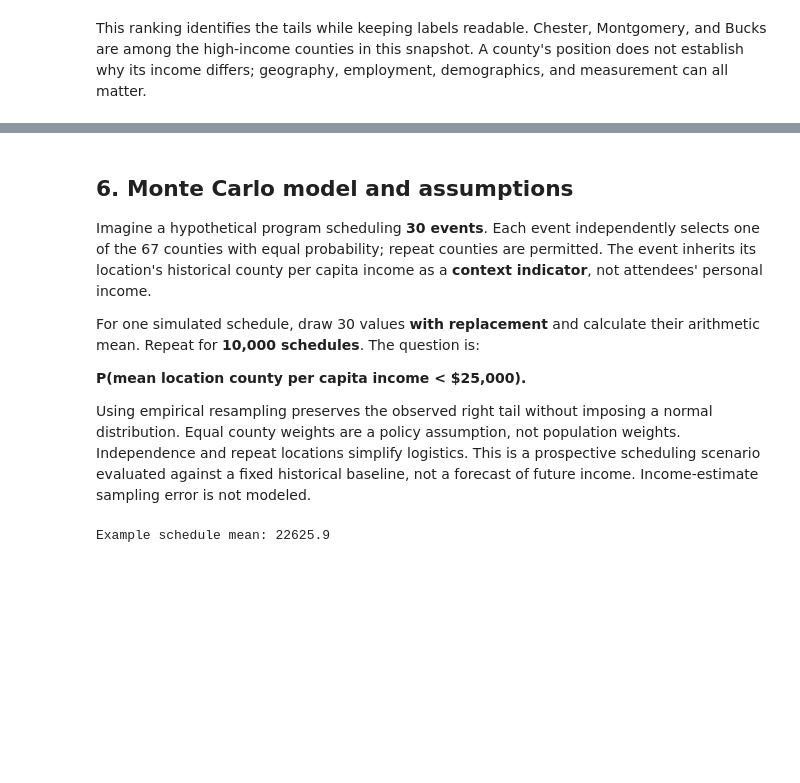
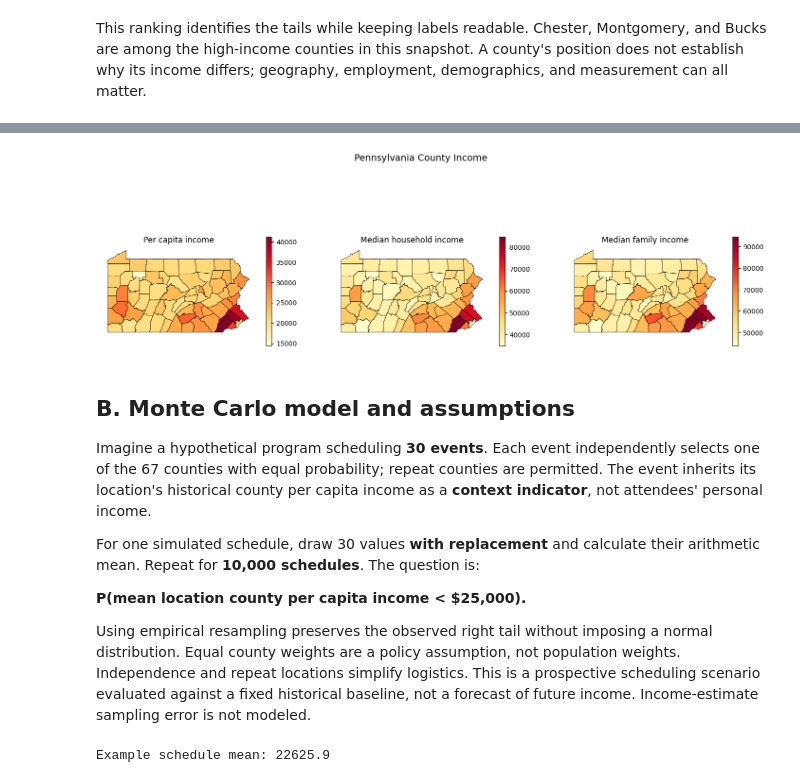
Before and after one commit to chong-guo/opim5641-work, a Jupyter notebook: Assignment_1_PA_Income_MC.ipynb, the cells around one changed output, grey strips where cells are left out. Drawn from its saved outputs; the diff is of its cells as text; code cells hidden in the pictures; blank space fills up the shorter version.

```diff
--- a/Assignment_1_PA_Income_MC.ipynb
+++ b/Assignment_1_PA_Income_MC.ipynb
@@ -200,0 +310,3 @@ The Spearman rank correlation between land area and county per capita income is
+# %%
+ma_map = ma.merge(df, left_on='NAME', right_on='County', how='left')
+ma_map[['NAME'] + money_cols]
@@ -201,6 +327,17 @@ The Spearman rank correlation between land area and county per capita income is
+# %%
+fig, axes = plt.subplots(1, 3, figsize=(18, 6))
+for ax, col in zip(axes, money_cols):
+    ma_map.plot(column=col, cmap='YlOrRd', legend=True, edgecolor='black', linewidth=0.5, ax=ax,
+                legend_kwds={'shrink': 0.5},
+                missing_kwds={'color': 'lightgray', 'hatch': '///', 'label': 'no data'})
+    ax.set_title(col)
+    ax.axis('off')
+plt.suptitle('Pennsylvania County Income', fontsize=14)
+plt.show()
+# %% [output]
+[figure, added]
 # %% [markdown]
-## 6. Monte Carlo model and assumptions
-
+## **B. Monte Carlo model and assumptions**
 Imagine a hypothetical program scheduling **30 events**. Each event independently selects one of the 67 counties with equal probability; repeat counties are permitted. The event inherits its location's historical county per capita income as a **context indicator**, not attendees' personal income.
 
 For one simulated schedule, draw 30 values **with replacement** and calculate their arithmetic mean. Repeat for **10,000 schedules**. The question is:
```
Also changed, not shown: parts of 40 cells of this notebook.
